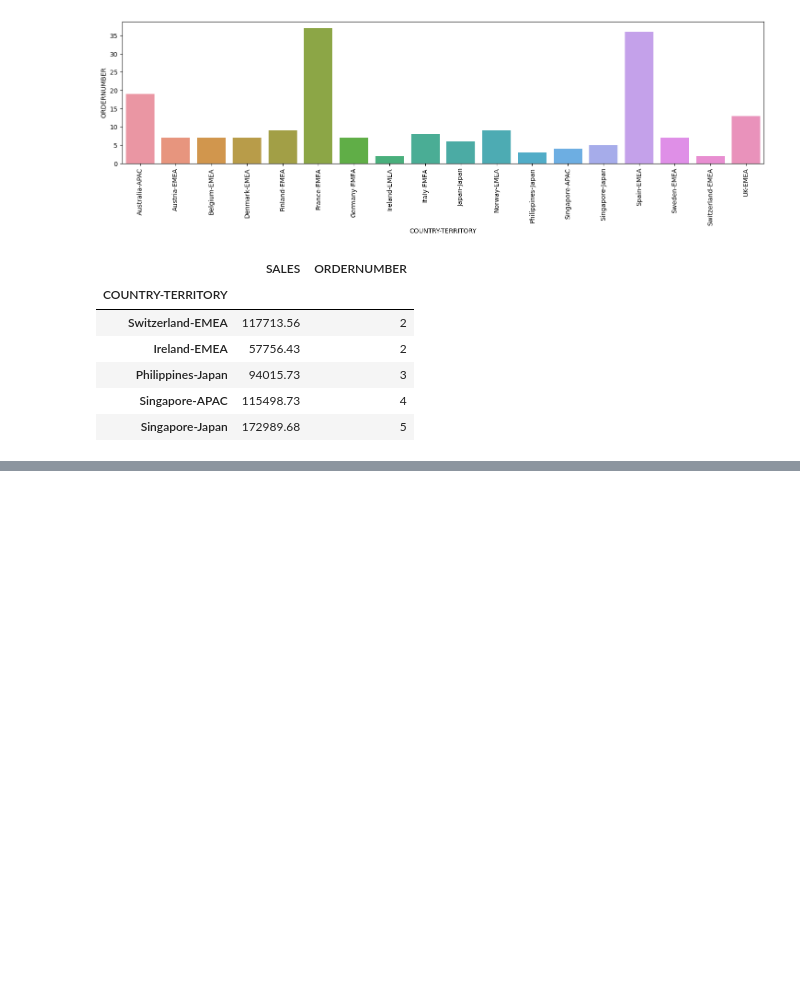
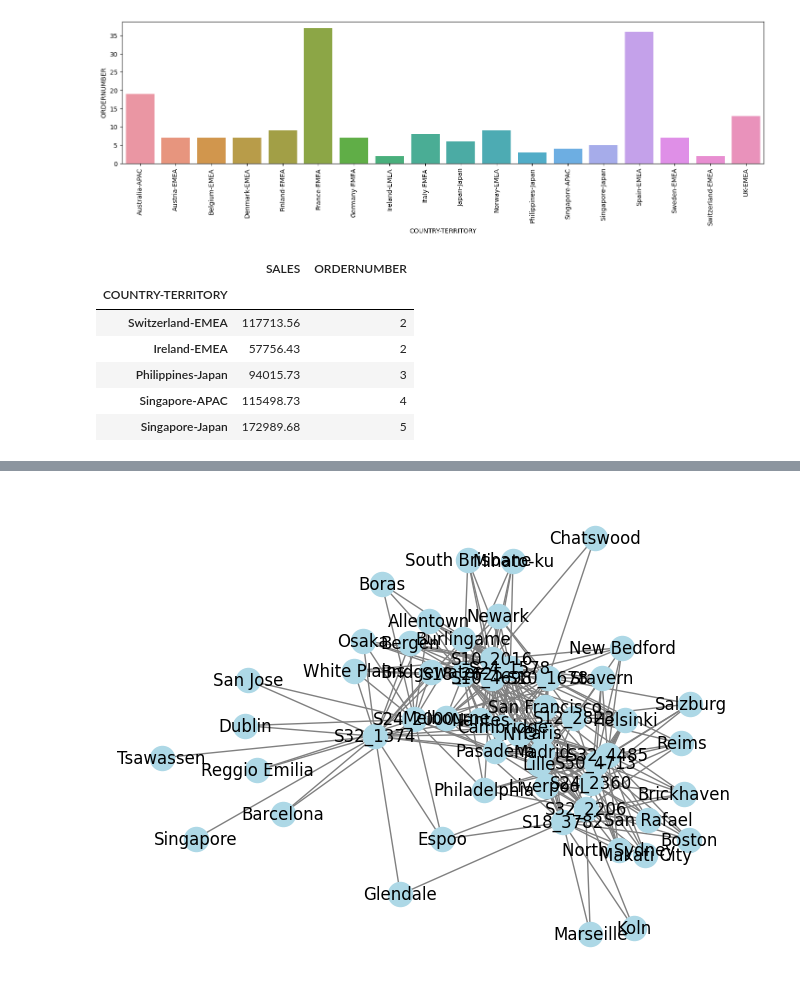
Before and after one commit to hamed-sdz/public, a Jupyter notebook: sales_analysis.ipynb, the cells around one changed output, grey strips where cells are left out. Cells and saved outputs as stored; diff of their text form; code cells hidden in the pictures; blank space fills up the shorter version.

```diff
--- a/sales_analysis.ipynb
+++ b/sales_analysis.ipynb
@@ -8,5 +8,5 @@ from matplotlib import pyplot as plt
 # %%
-df = pd.read_excel('sales _data_sample.xlsx')
+df = pd.read_excel('sales_data.xlsx')
 df.info()
 # %% [output]
 <class 'pandas.core.frame.DataFrame'>
@@ -184,0 +206,18 @@ territory_sales.head(5)
+# %%
+motorcycles = df[df['PRODUCTLINE'] == 'Motorcycles']
+
+city_motorcycles = pd.DataFrame(columns=['source', 'target', 'weight'])
+
+data = []
+for _, row in motorcycles.iterrows():
+    city = row['CITY']
+    motorcycle = row['PRODUCTCODE']
+    data.append([city, motorcycle, 1])
+
+city_motorcycles = pd.DataFrame(data, columns=['source', 'target', 'weight'])
+city_motorcycles = city_motorcycles.groupby(['source', 'target']).sum().reset_index()
+city_motorcycles = city_motorcycles.sort_values(['weight'], ascending=[False])
+
+city_motorcycles.to_csv('city_motorcycles.csv', index=False)
+
+city_motorcycles.head(10)
@@ -184,0 +236,16 @@ territory_sales.head(5)
+# %%
+# ایجاد گراف بین شهرها و موتورسیکلت ها
+G = nx.Graph()
+
+for _, row in city_motorcycles.iterrows():
+    source = row['source']
+    target = row['target']
+    weight = row['weight']
+    G.add_edge(source, target, weight=weight)
+# %%
+# نمایش گراف
+pos = nx.spring_layout(G)
+nx.draw(G, pos, with_labels=True, node_color='lightblue', edge_color='gray')
+plt.show()
+# %% [output]
+[figure, added]
```
Also changed, not shown: parts of 6 cells of this notebook.
